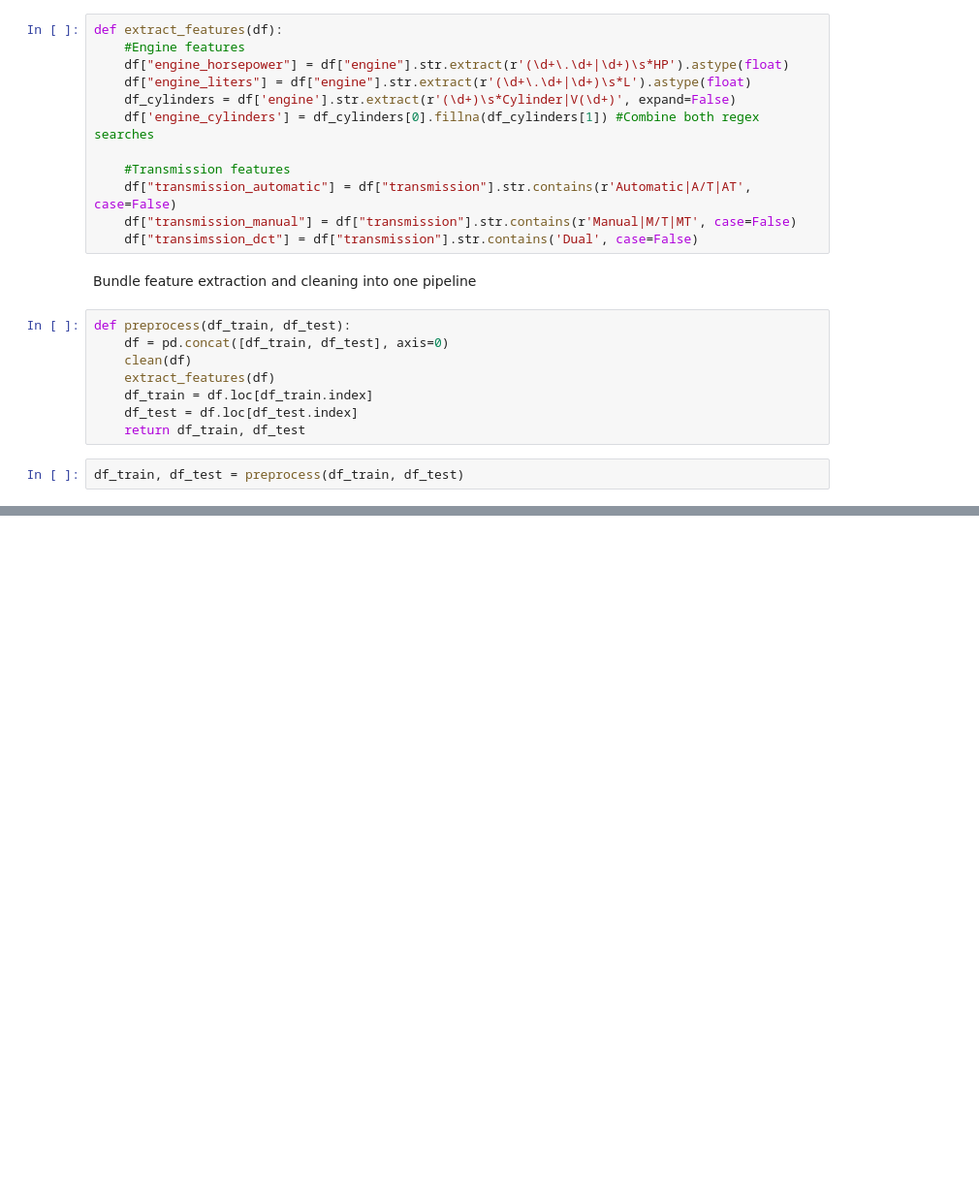
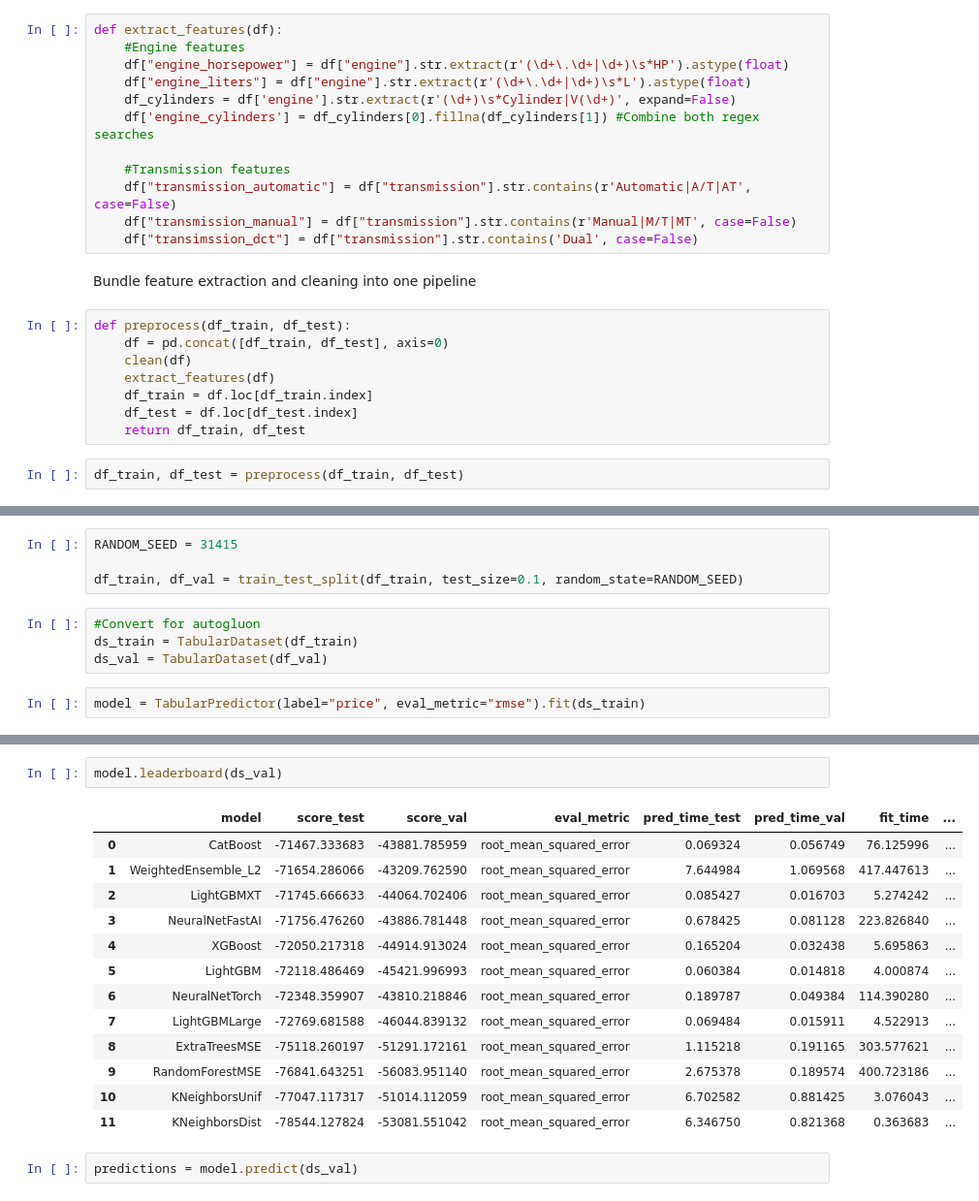
Before and after one commit to Kunritty/Used-Car-Price-Regression, a Jupyter notebook: AutoGluon.ipynb, the cells around one changed output, grey strips where cells are left out. Shown at 97% size. Saved outputs shown, nothing was run; the diff lists cells and outputs as text; blank space fills up the shorter version.

Commit message:
Kaggle Notebook | Used Car Prices-AutoGluon | Initial AutoGluon

```diff
--- a/AutoGluon.ipynb
+++ b/AutoGluon.ipynb
@@ -71,0 +97,10 @@ df_train.head()
+# %%
+RANDOM_SEED = 31415
+
+df_train, df_val = train_test_split(df_train, test_size=0.1, random_state=RANDOM_SEED)
+# %%
+#Convert for autogluon
+ds_train = TabularDataset(df_train)
+ds_val = TabularDataset(df_val)
+# %%
+model = TabularPredictor(label="price", eval_metric="rmse").fit(ds_train)
@@ -71,0 +125,18 @@ df_train.head()
+# %%
+model.leaderboard(ds_val)
+# %% [output]
+|  | model | score_test | score_val | eval_metric | pred_time_test | pred_time_val | fit_time | ... |
+| 0 | CatBoost | -71467.333683 | -43881.785959 | root_mean_squared_error | 0.069324 | 0.056749 | 76.125996 | ... |
+| 1 | WeightedEnsemble_L2 | -71654.286066 | -43209.762590 | root_mean_squared_error | 7.644984 | 1.069568 | 417.447613 | ... |
+| 2 | LightGBMXT | -71745.666633 | -44064.702406 | root_mean_squared_error | 0.085427 | 0.016703 | 5.274242 | ... |
+| 3 | NeuralNetFastAI | -71756.476260 | -43886.781448 | root_mean_squared_error | 0.678425 | 0.081128 | 223.826840 | ... |
+| 4 | XGBoost | -72050.217318 | -44914.913024 | root_mean_squared_error | 0.165204 | 0.032438 | 5.695863 | ... |
+| 5 | LightGBM | -72118.486469 | -45421.996993 | root_mean_squared_error | 0.060384 | 0.014818 | 4.000874 | ... |
+| 6 | NeuralNetTorch | -72348.359907 | -43810.218846 | root_mean_squared_error | 0.189787 | 0.049384 | 114.390280 | ... |
+| 7 | LightGBMLarge | -72769.681588 | -46044.839132 | root_mean_squared_error | 0.069484 | 0.015911 | 4.522913 | ... |
+| 8 | ExtraTreesMSE | -75118.260197 | -51291.172161 | root_mean_squared_error | 1.115218 | 0.191165 | 303.577621 | ... |
+| 9 | RandomForestMSE | -76841.643251 | -56083.951140 | root_mean_squared_error | 2.675378 | 0.189574 | 400.723186 | ... |
+| 10 | KNeighborsUnif | -77047.117317 | -51014.112059 | root_mean_squared_error | 6.702582 | 0.881425 | 3.076043 | ... |
+| 11 | KNeighborsDist | -78544.127824 | -53081.551042 | root_mean_squared_error | 6.346750 | 0.821368 | 0.363683 | ... |
+# %%
+predictions = model.predict(ds_val)
```
Also changed, not shown: parts of 7 cells of this notebook.
